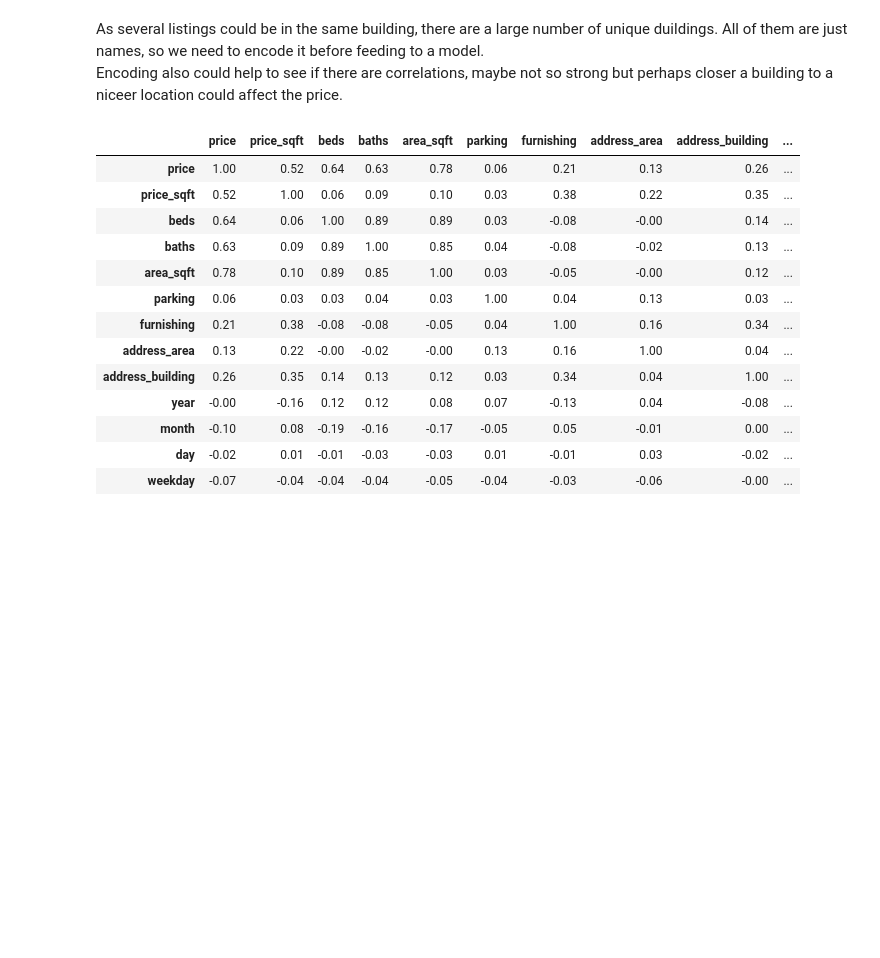
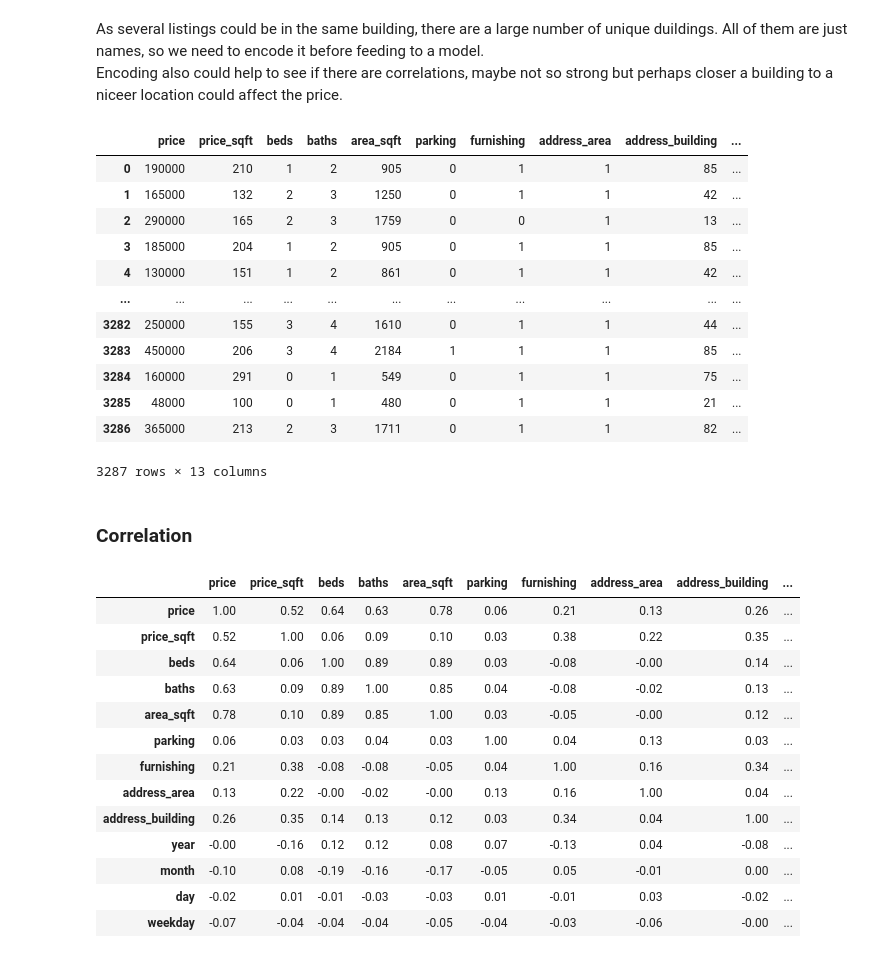
Before and after one commit to imeleges/REMA_Dubai, a Jupyter notebook: bayut_dubai_difc_downtown.ipynb, the cells around one changed output. Saved outputs shown, nothing was run; the diff lists cells and outputs as text; code cells hidden in the pictures; blank space fills up the shorter version.

```diff
--- a/bayut_dubai_difc_downtown.ipynb
+++ b/bayut_dubai_difc_downtown.ipynb
@@ -757,6 +742,29 @@ label = preprocessing.LabelEncoder()
-# %%
-data_ml['address_building']= label.fit_transform(data_ml['address_building'])
-# print(data_ml['address_building'].unique())
+# %%
+encoder = LabelEncoder()
+encoder.fit(data_ml['address_building'])
+data_ml['address_building'] = encoder.transform(data_ml['address_building'])
+# %%
+data_ml = pd.get_dummies(data_ml, drop_first=True)
+# display(data_ml.head())
+
+data_ml.reset_index(drop=True)
+# data_ml.info()
+# %% [output]
+|  | price | price_sqft | beds | baths | area_sqft | parking | furnishing | address_area | address_building | ... |
+| 0 | 190000 | 210 | 1 | 2 | 905 | 0 | 1 | 1 | 85 | ... |
+| 1 | 165000 | 132 | 2 | 3 | 1250 | 0 | 1 | 1 | 42 | ... |
+| 2 | 290000 | 165 | 2 | 3 | 1759 | 0 | 0 | 1 | 13 | ... |
+| 3 | 185000 | 204 | 1 | 2 | 905 | 0 | 1 | 1 | 85 | ... |
+| 4 | 130000 | 151 | 1 | 2 | 861 | 0 | 1 | 1 | 42 | ... |
+| ... | ... | ... | ... | ... | ... | ... | ... | ... | ... | ... |
+| 3282 | 250000 | 155 | 3 | 4 | 1610 | 0 | 1 | 1 | 44 | ... |
+| 3283 | 450000 | 206 | 3 | 4 | 2184 | 1 | 1 | 1 | 85 | ... |
+| 3284 | 160000 | 291 | 0 | 1 | 549 | 0 | 1 | 1 | 75 | ... |
+| 3285 | 48000 | 100 | 0 | 1 | 480 | 0 | 1 | 1 | 21 | ... |
+| 3286 | 365000 | 213 | 2 | 3 | 1711 | 0 | 1 | 1 | 82 | ... |
+3287 rows × 13 columns
+# %% [markdown]
+### Correlation
 # %%
 data_ml.corr()
 # %% [output]
```
Also changed, not shown: parts of 8 cells of this notebook.
